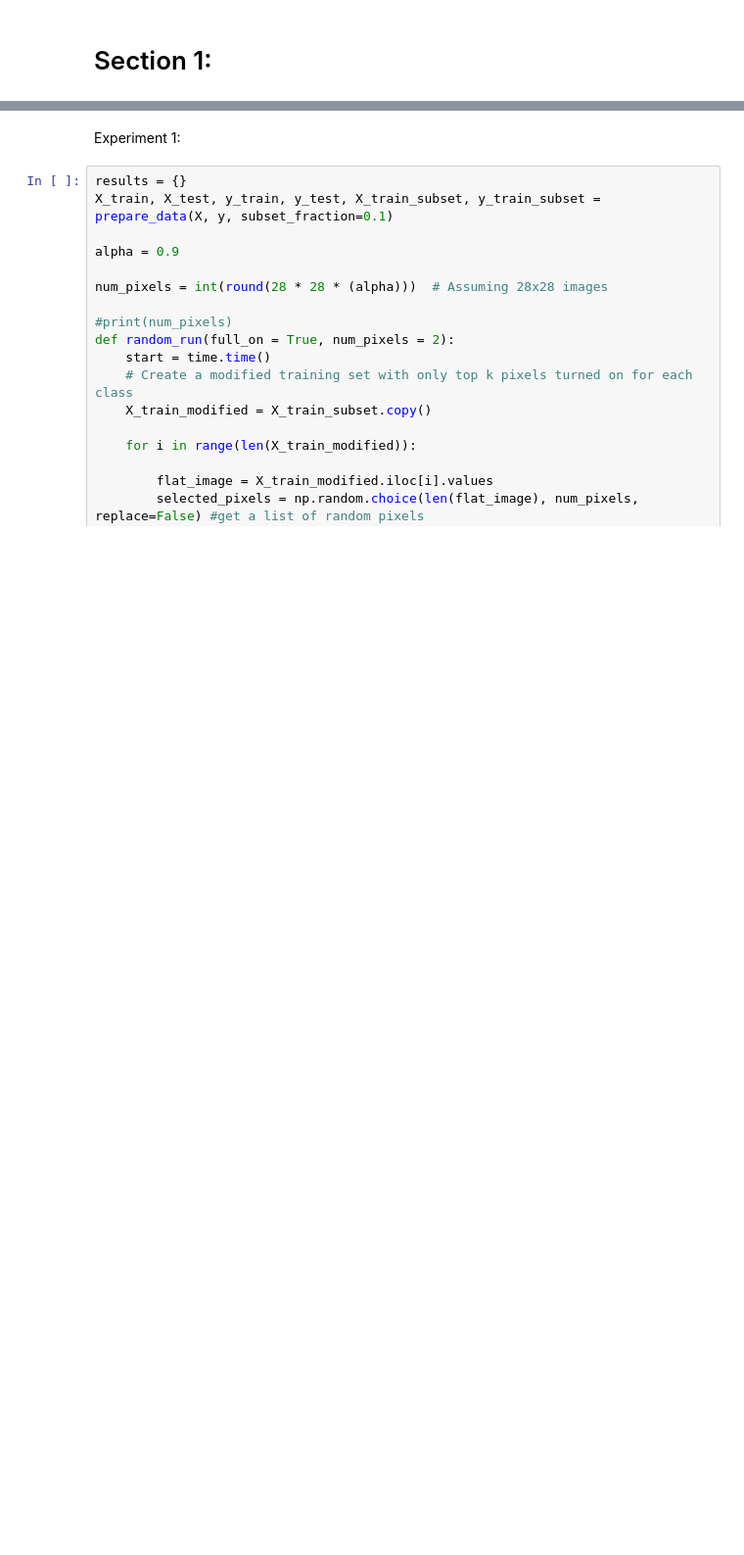
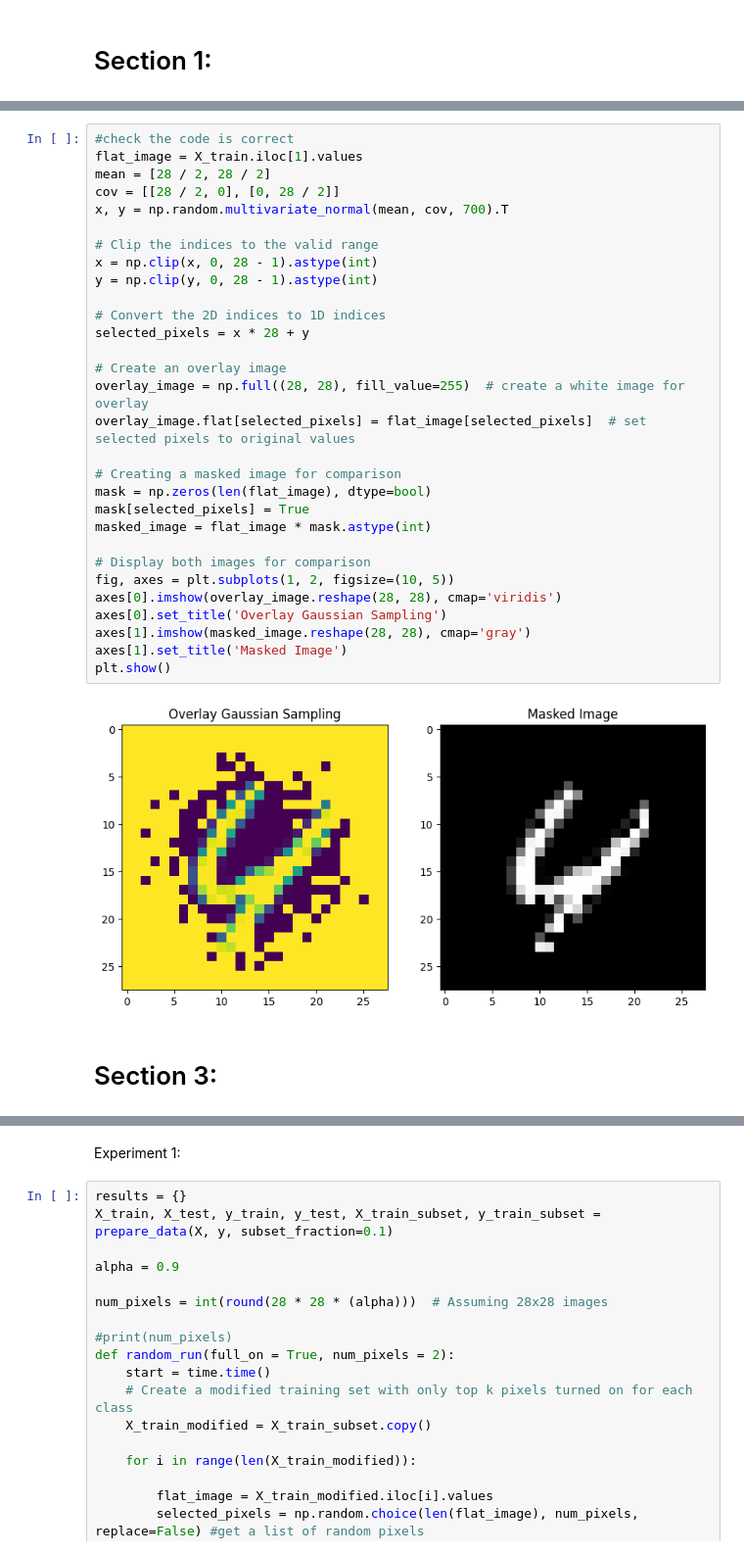
Before and after one commit to ilaibachrach/shadow, a Jupyter notebook: deepnote/Thesis/shadow-test.ipynb, the cells around one changed output, grey strips where cells are left out. Shown at 98% size. Cells and saved outputs as stored; diff of their text form; blank space fills up the shorter version.

```diff
--- a/deepnote/Thesis/shadow-test.ipynb
+++ b/deepnote/Thesis/shadow-test.ipynb
@@ -624 +886,35 @@ plt.show()
+# %%
+#check the code is correct
+flat_image = X_train.iloc[1].values
+mean = [28 / 2, 28 / 2]
+cov = [[28 / 2, 0], [0, 28 / 2]]
+x, y = np.random.multivariate_normal(mean, cov, 700).T
+
+# Clip the indices to the valid range
+x = np.clip(x, 0, 28 - 1).astype(int)
+y = np.clip(y, 0, 28 - 1).astype(int)
+
+# Convert the 2D indices to 1D indices
+selected_pixels = x * 28 + y
+
+# Create an overlay image
+overlay_image = np.full((28, 28), fill_value=255)  # create a white image for overlay
+overlay_image.flat[selected_pixels] = flat_image[selected_pixels]  # set selected pixels to original values
+
+# Creating a masked image for comparison
+mask = np.zeros(len(flat_image), dtype=bool)
+mask[selected_pixels] = True
+masked_image = flat_image * mask.astype(int)
+
+# Display both images for comparison
+fig, axes = plt.subplots(1, 2, figsize=(10, 5))
+axes[0].imshow(overlay_image.reshape(28, 28), cmap='viridis')
+axes[0].set_title('Overlay Gaussian Sampling')
+axes[1].imshow(masked_image.reshape(28, 28), cmap='gray')
+axes[1].set_title('Masked Image')
+plt.show()
+# %% [output]
+[figure, added]
+# %% [markdown]
+# Section 3:
 # %%
```
Also changed, not shown: parts of 24 cells of this notebook.
